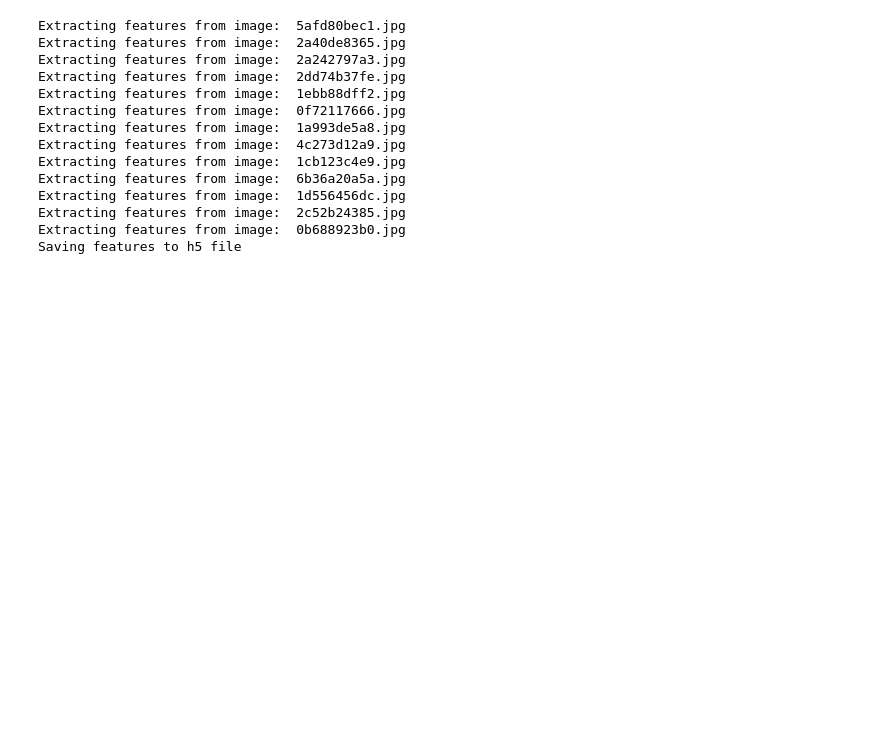
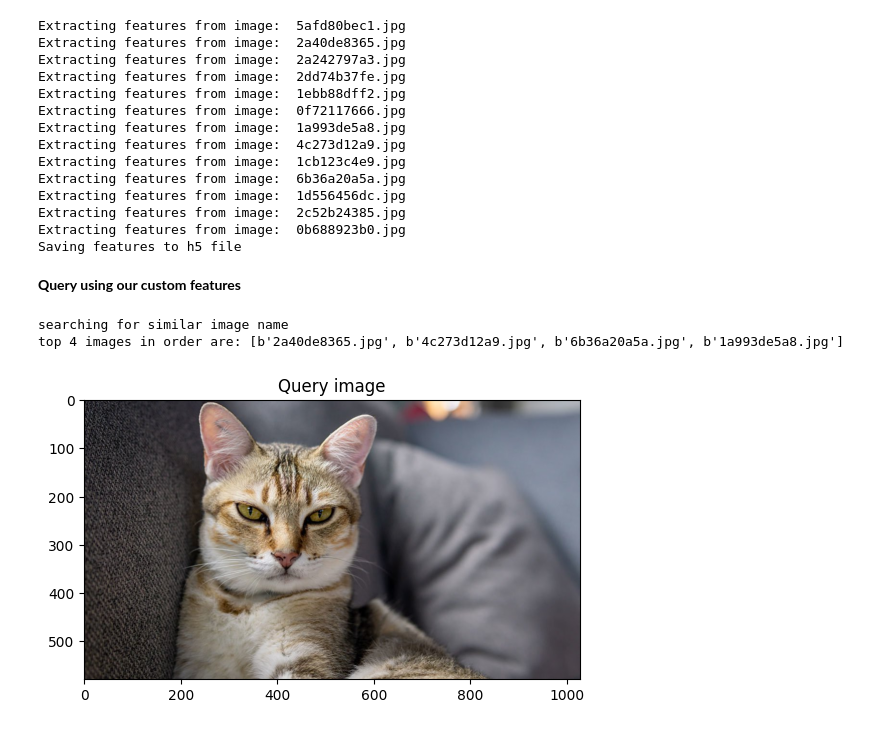
Before and after one commit to sudkc37/Image-Reterival-System, a Jupyter notebook: research/custom_model.ipynb, the cells around one changed output. Drawn from its saved outputs; the diff is of its cells as text; code cells hidden in the pictures; blank space fills up the shorter version.

Commit message:
custom file

```diff
--- a/research/custom_model.ipynb
+++ b/research/custom_model.ipynb
@@ -91,3 +94,5 @@ Extracting features from image:  1d556456dc.jpg
 Extracting features from image:  2c52b24385.jpg
 Extracting features from image:  0b688923b0.jpg
 Saving features to h5 file
+# %% [markdown]
+**Query using our custom features**
@@ -93,0 +109,26 @@ Saving features to h5 file
+# %%
+image_directory = '/Users/sudipkhadka/Desktop/mlop/semantic_search/images'
+query_image = io.imread("/Users/sudipkhadka/Desktop/mlop/semantic_search/images/2a40de8365.jpg")
+print("searching for similar image name")
+
+X = extract_features(query_image)
+scores = []
+for i in range(feats.shape[0]):
+    score = 1 - spatial.distance.cosine(X, feats[i])
+    scores.append(score)
+scores = np.array(scores)
+rank_id = np.argsort(scores)[::-1]
+rank_score = scores[rank_id]
+
+max_num_matches = 4
+lists = [image_name[index] for i, index in enumerate(rank_id[0:max_num_matches])]
+print("top %d images in order are:" % max_num_matches, lists)
+# %% [output]
+searching for similar image name
+top 4 images in order are: [b'2a40de8365.jpg', b'4c273d12a9.jpg', b'6b36a20a5a.jpg', b'1a993de5a8.jpg']
+# %%
+plt.imshow(query_image)
+plt.title('Query image')
+plt.show()
+# %% [output]
+[figure, added]
```
Also changed, not shown: parts of 4 cells of this notebook, 5 other files.
